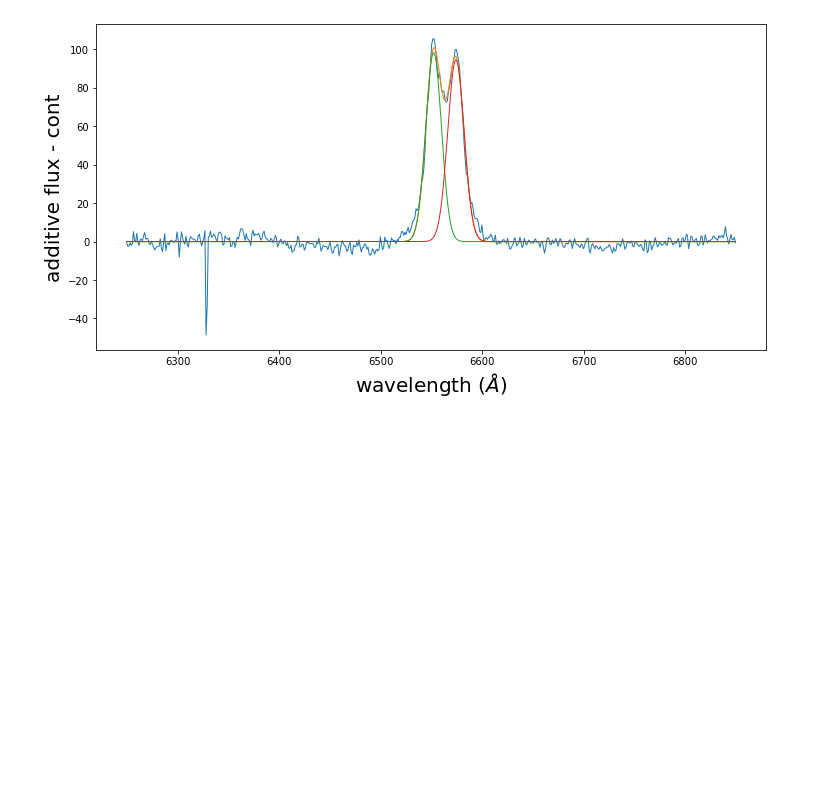
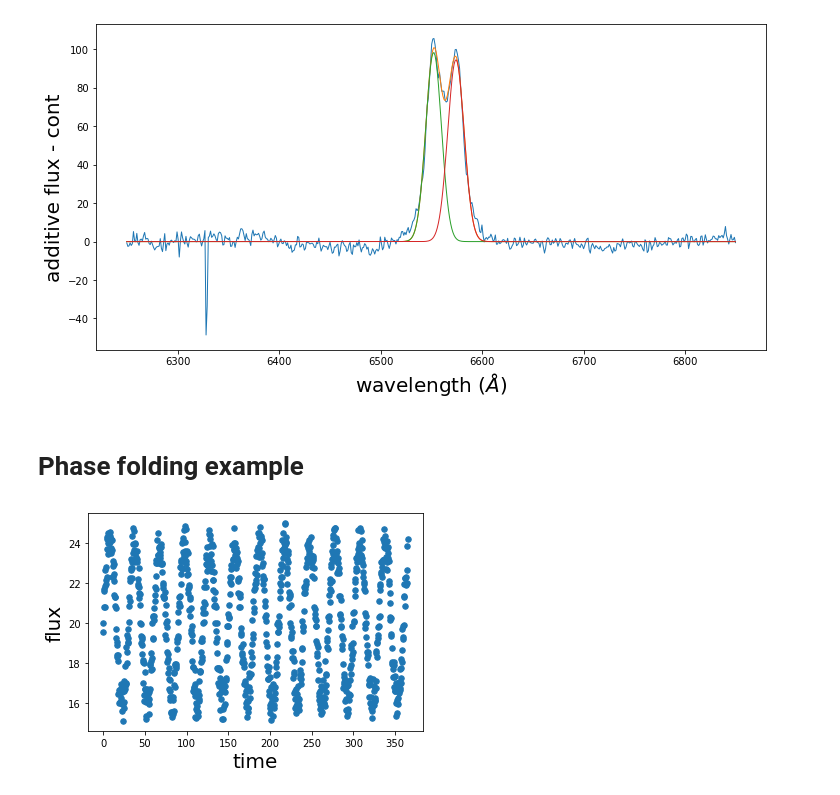
Before and after one commit to courtcraw/SSP-2023, a Jupyter notebook: SSP_reference_notebook.ipynb, the cells around one changed output. Cells and saved outputs as stored; diff of their text form; code cells hidden in the pictures; blank space fills up the shorter version.

Commit message:
Added phase folding example

```diff
--- a/SSP_reference_notebook.ipynb
+++ b/SSP_reference_notebook.ipynb
@@ -410,3 +410,26 @@ plt.ylabel('additive flux - cont')
 plt.show()
 # %% [output]
 [figure]
+# %% [markdown]
+# Phase folding example
+# %%
+## first I'm going to generate dummy data that's not very similar to our data but it's fine
+# big array of data points over long timespan
+hjd = np.linspace(0,365,1000)
+# then an array of data points that roughly follow a sine wave, plus some noise
+# lets give it a S/N of 4 (noise = 1, signal = 4)
+# and a flux offset of 20
+offset = 20
+signal = 4
+phase = 7 #days
+period = 30 #days
+flux = signal*np.sin(hjd*(2*np.pi/period)+(2*np.pi*phase)) + offset + 2*(np.random.random(len(hjd))-0.5)
+# I had to do funky stuff to the noise term to get it to be from -1 to 1 lol
+# %%
+plt.scatter(hjd,flux,s=30)
+plt.ylabel('flux')
+plt.xlabel('time')
+# plt.xlim(0,30)
+plt.show()
+# %% [output]
+[figure, added]
```
Also changed, not shown: parts of 3 cells of this notebook.
